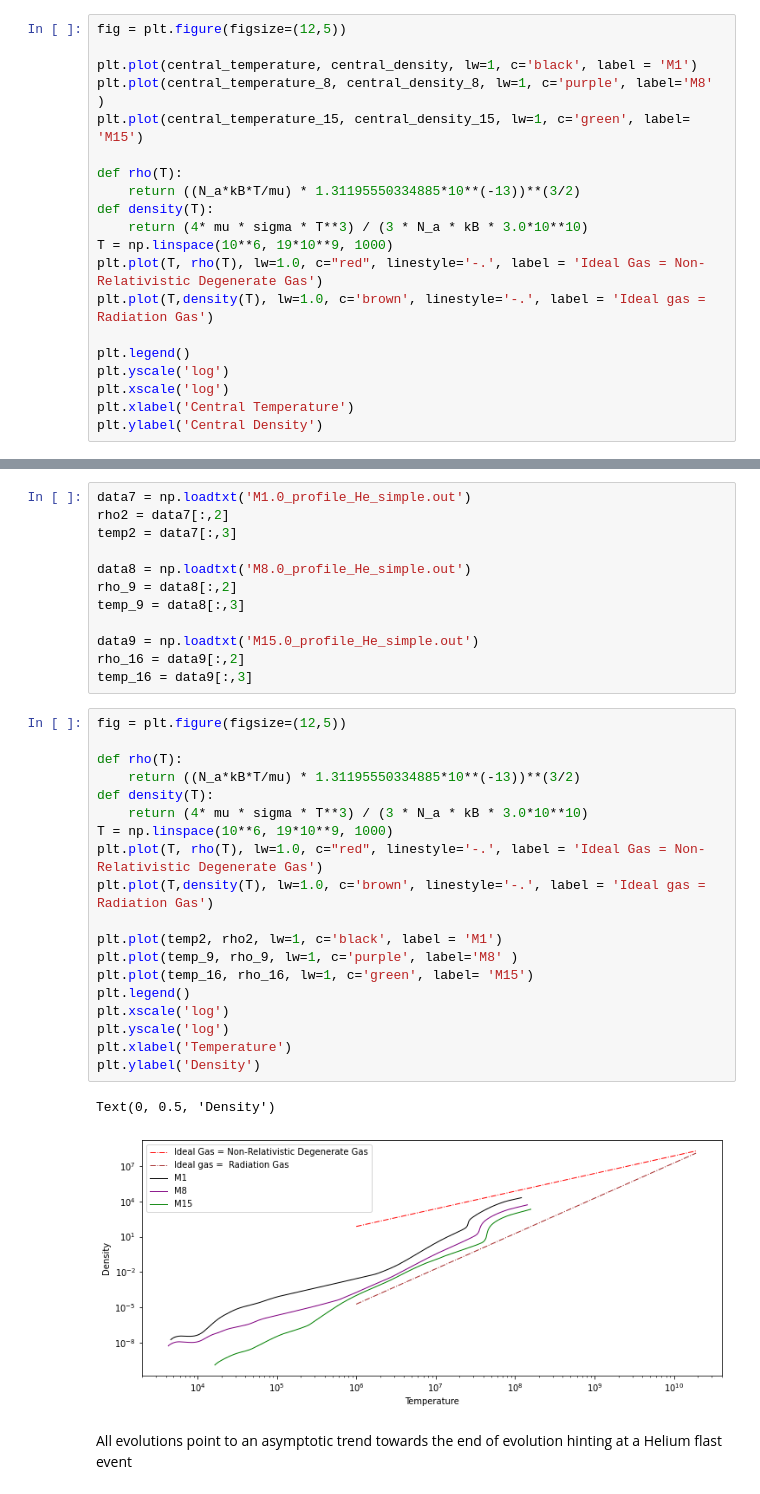
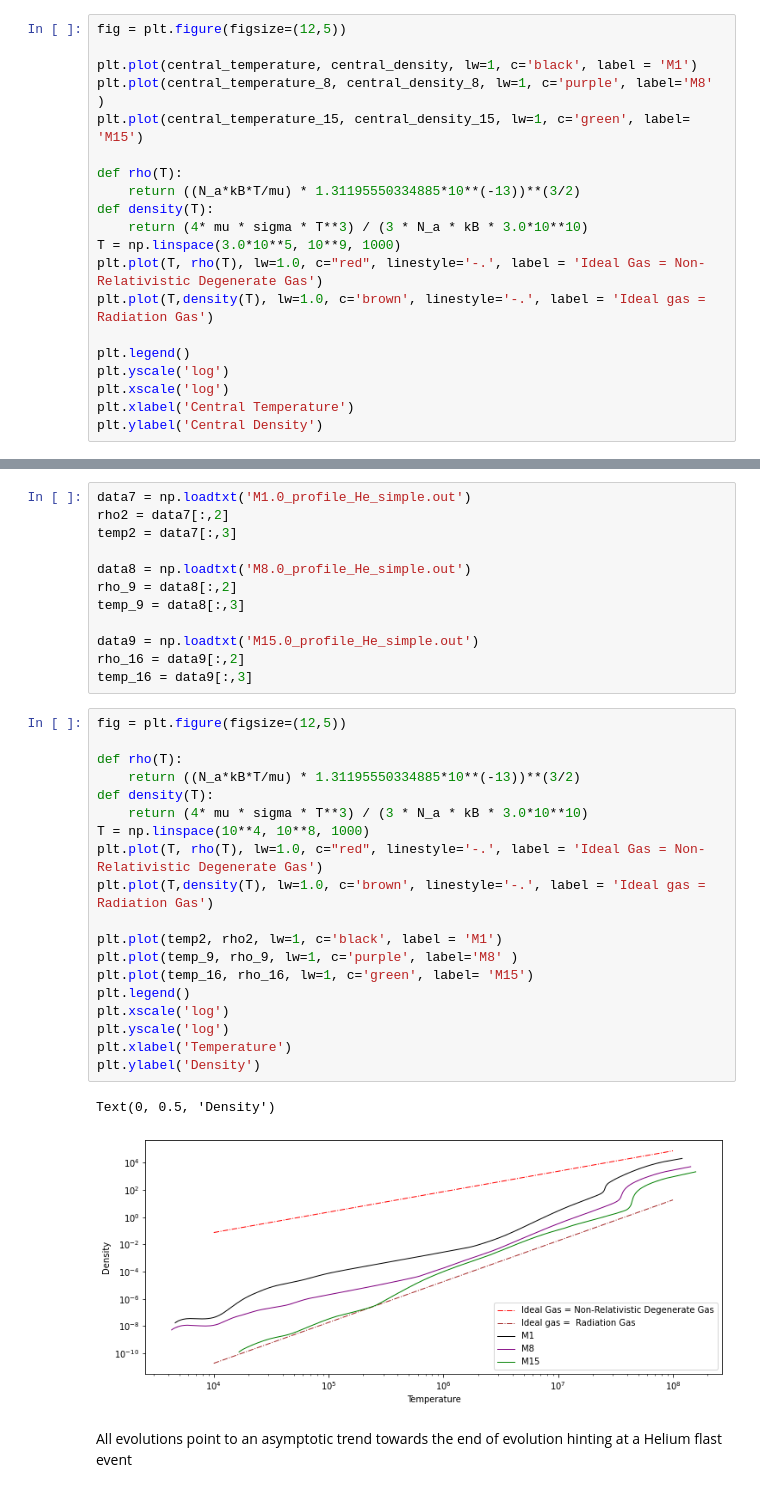
Before and after one commit to SudatKhan/ast341_hw, a Jupyter notebook: ast_hw6.ipynb, the cells around one changed output, grey strips where cells are left out. Saved outputs shown, nothing was run; the diff lists cells and outputs as text.

```diff
--- a/ast_hw6.ipynb
+++ b/ast_hw6.ipynb
@@ -69,7 +69,7 @@ def rho(T):
     return ((N_a*kB*T/mu) * 1.31195550334885*10**(-13))**(3/2)
 def density(T):
     return (4* mu * sigma * T**3) / (3 * N_a * kB * 3.0*10**10)
-T = np.linspace(10**6, 19*10**9, 1000)
+T = np.linspace(3.0*10**5, 10**9, 1000)
 plt.plot(T, rho(T), lw=1.0, c="red", linestyle='-.', label = 'Ideal Gas = Non-Relativistic Degenerate Gas')
 plt.plot(T,density(T), lw=1.0, c='brown', linestyle='-.', label = 'Ideal gas =  Radiation Gas')
 
@@ -165,24 +165,24 @@ temp_16 = data9[:,3]
 # %%
 fig = plt.figure(figsize=(12,5))
 
 def rho(T):
     return ((N_a*kB*T/mu) * 1.31195550334885*10**(-13))**(3/2)
 def density(T):
     return (4* mu * sigma * T**3) / (3 * N_a * kB * 3.0*10**10)
-T = np.linspace(10**6, 19*10**9, 1000)
+T = np.linspace(10**4, 10**8, 1000)
 plt.plot(T, rho(T), lw=1.0, c="red", linestyle='-.', label = 'Ideal Gas = Non-Relativistic Degenerate Gas')
 plt.plot(T,density(T), lw=1.0, c='brown', linestyle='-.', label = 'Ideal gas =  Radiation Gas')
 
 plt.plot(temp2, rho2, lw=1, c='black', label = 'M1')
 plt.plot(temp_9, rho_9, lw=1, c='purple', label='M8' )
 plt.plot(temp_16, rho_16, lw=1, c='green', label= 'M15')
 plt.legend()
 plt.xscale('log')
 plt.yscale('log')
 plt.xlabel('Temperature')
 plt.ylabel('Density')
 # %% [output]
 Text(0, 0.5, 'Density')
-[figure, old version]
+[figure, new version]
 # %% [markdown]
 All evolutions point to an asymptotic trend towards the end of evolution hinting at a Helium flast event
```
Also changed, not shown: parts of 2 cells of this notebook.
